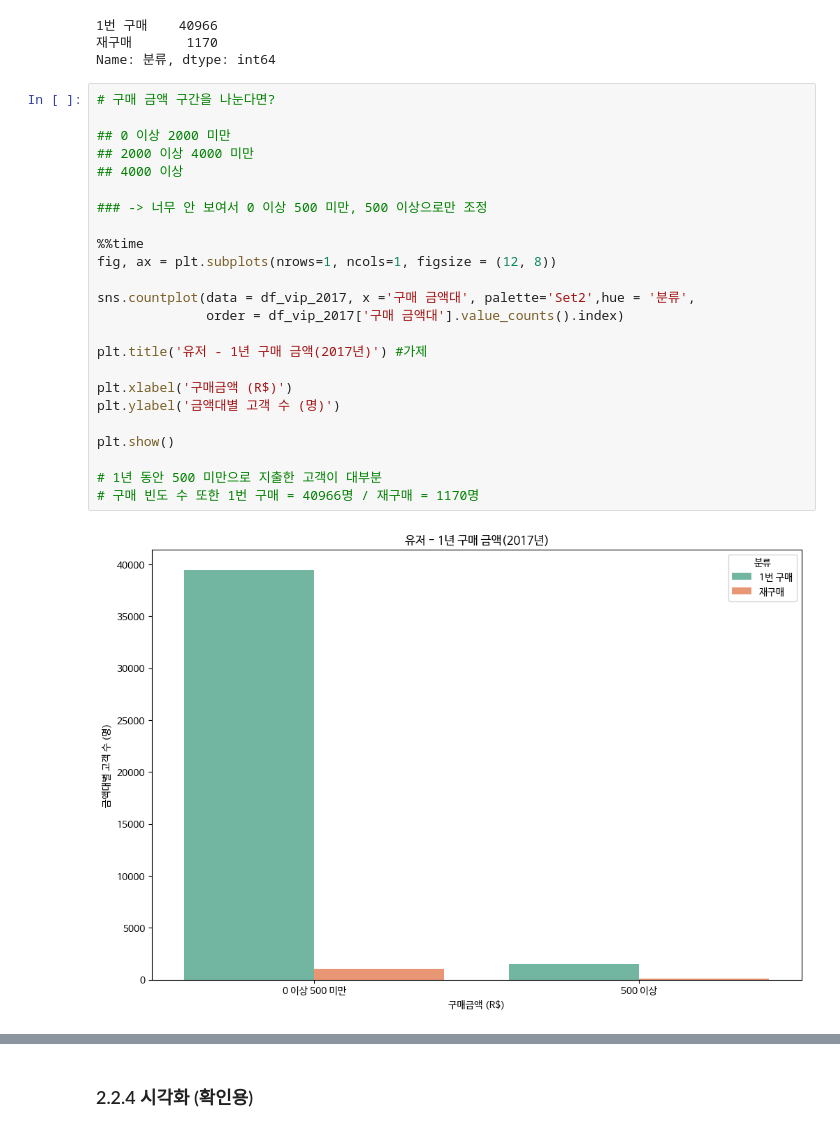
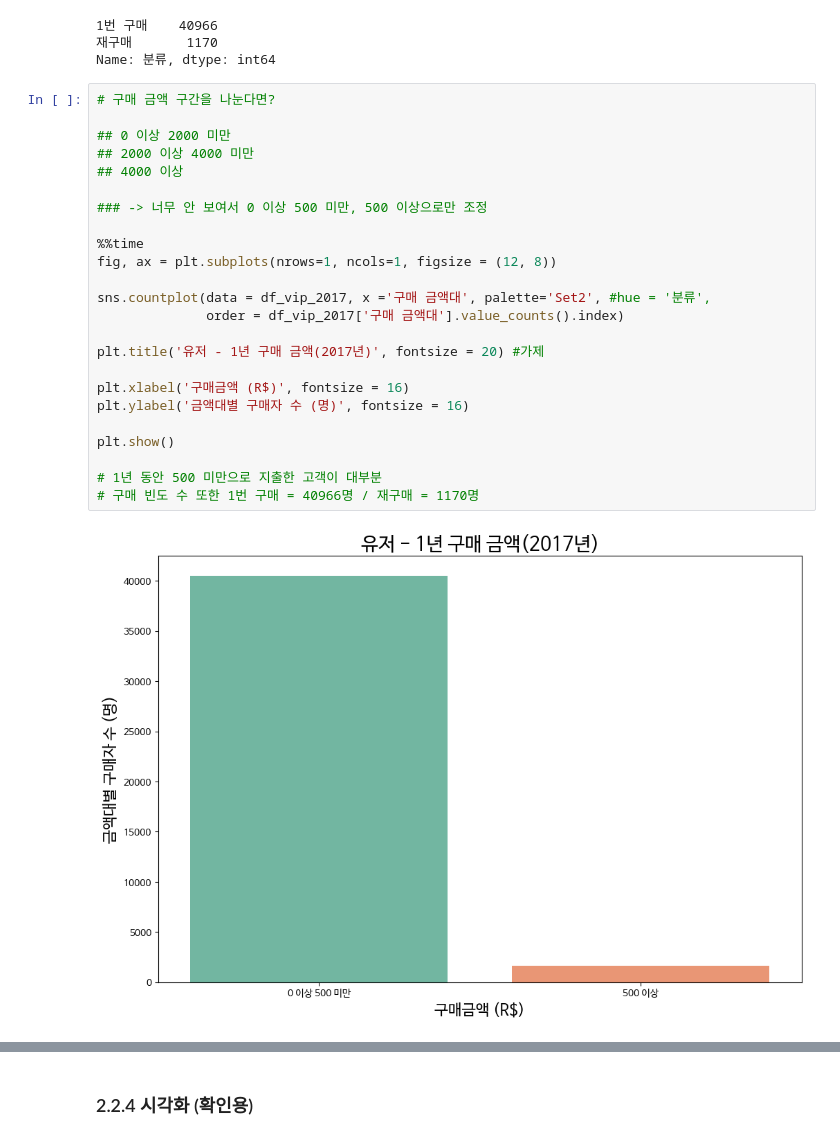
Before and after one commit to Nayoung-young/prj-ecommerce-eda, a Jupyter notebook: User_Analysis.ipynb, the cells around one changed output, grey strips where cells are left out. Saved outputs shown, nothing was run; the diff lists cells and outputs as text.

```diff
--- a/User_Analysis.ipynb
+++ b/User_Analysis.ipynb
@@ -580,26 +661,26 @@ Name: 분류, dtype: int64
 # %%
 # 구매 금액 구간을 나눈다면?
 
 ## 0 이상 2000 미만
 ## 2000 이상 4000 미만
 ## 4000 이상
 
 ### -> 너무 안 보여서 0 이상 500 미만, 500 이상으로만 조정
 
 %%time
 fig, ax = plt.subplots(nrows=1, ncols=1, figsize = (12, 8))
 
-sns.countplot(data = df_vip_2017, x ='구매 금액대', palette='Set2',hue = '분류',
+sns.countplot(data = df_vip_2017, x ='구매 금액대', palette='Set2', #hue = '분류',
               order = df_vip_2017['구매 금액대'].value_counts().index)
 
-plt.title('유저 - 1년 구매 금액(2017년)') #가제
+plt.title('유저 - 1년 구매 금액(2017년)', fontsize = 20) #가제
 
-plt.xlabel('구매금액 (R$)')
-plt.ylabel('금액대별 고객 수 (명)')
+plt.xlabel('구매금액 (R$)', fontsize = 16)
+plt.ylabel('금액대별 구매자 수 (명)', fontsize = 16)
 
 plt.show()
 
 # 1년 동안 500 미만으로 지출한 고객이 대부분
 # 구매 빈도 수 또한 1번 구매 = 40966명 / 재구매 = 1170명
 # %% [output]
-[figure, old version]
+[figure, new version]
```
Also changed, not shown: parts of 38 cells of this notebook.
